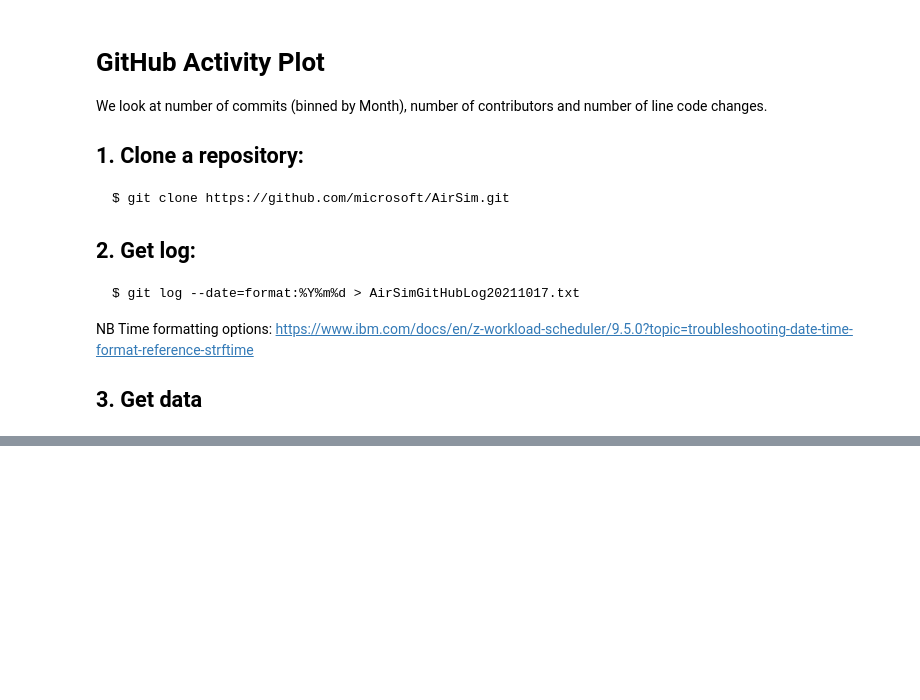
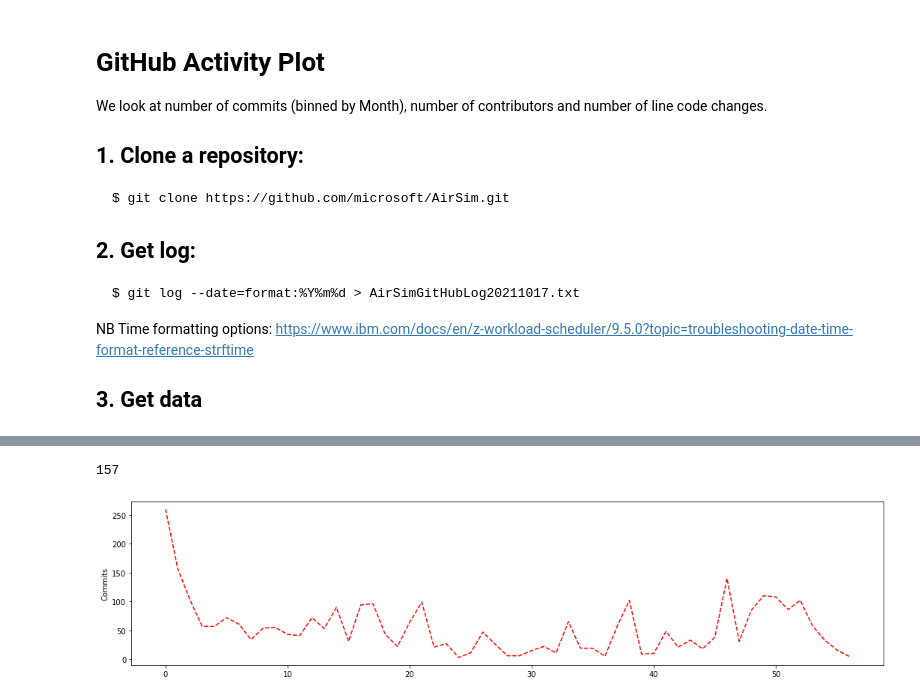
Before and after one commit to dsikar/IJCNN2022, a Jupyter notebook: GitHubActivityPlot.ipynb, the cells around one changed output, grey strips where cells are left out. Cells and saved outputs as stored; diff of their text form; code cells hidden in the pictures; blank space fills up the shorter version.

Commit message:
Plotting commits.

```diff
--- a/GitHubActivityPlot.ipynb
+++ b/GitHubActivityPlot.ipynb
@@ -109,0 +119,14 @@ system(". log.sh")
+# %%
+mycommits = {}
+myauthors = {}
+for mylist in ci.results:
+    # print("Date: {}, author: {}, commit: {}".format(mylist[0], mylist[1], mylist[2]))
+    key = mylist[0]
+    mycommits[key] = mycommits[key] + 1 if key in mycommits else 1
+    #myauthors[key] = myauthors[key].append(mylist[1]) if key in myauthors else myauthors[key] = [mylist[1]]
+    if key in myauthors:
+        myauthors[key].append(mylist[1])
+    else:
+        myauthors[key] = [mylist[1]]
+for key in mycommits:
+    print("key: {}, commits: {}, authors: {}".format(key, mycommits[key], len(set(myauthors[key]))))
@@ -109,0 +151,4 @@ system(". log.sh")
+# %%
+# unsorted
+for key in ci.commits:
+    print("key: {}, commits: {}, authors: {}".format(key, ci.commits[key], len(set(ci.authors[key]))))
@@ -109,0 +173,8 @@ system(". log.sh")
+# %%
+# sorted, create counts
+ccnt = []
+acnt = []
+for key in sorted(ci.commits):
+    print(key, ci.commits[key], len(set(ci.authors[key])))
+    ccnt.append(ci.commits[key])
+    acnt.append(ci.authors[key])
@@ -109,0 +199,15 @@ system(". log.sh")
+# %%
+ccnt[1]
+# %% [output]
+157
+# %%
+# plotting, the data we need:
+import matplotlib.pyplot as plt
+# plt.plot([1, 2, 3, 4], [1, 4, 9, 16])
+plt.rcParams["figure.figsize"] = (18,4)
+plt.plot(ccnt, 'r--')
+plt.ylabel('Commits')
+plt.show()
+# date ticks - https://matplotlib.org/stable/gallery/text_labels_and_annotations/date.html
+# %% [output]
+[figure, added]
```
Also changed, not shown: parts of 8 cells of this notebook.
